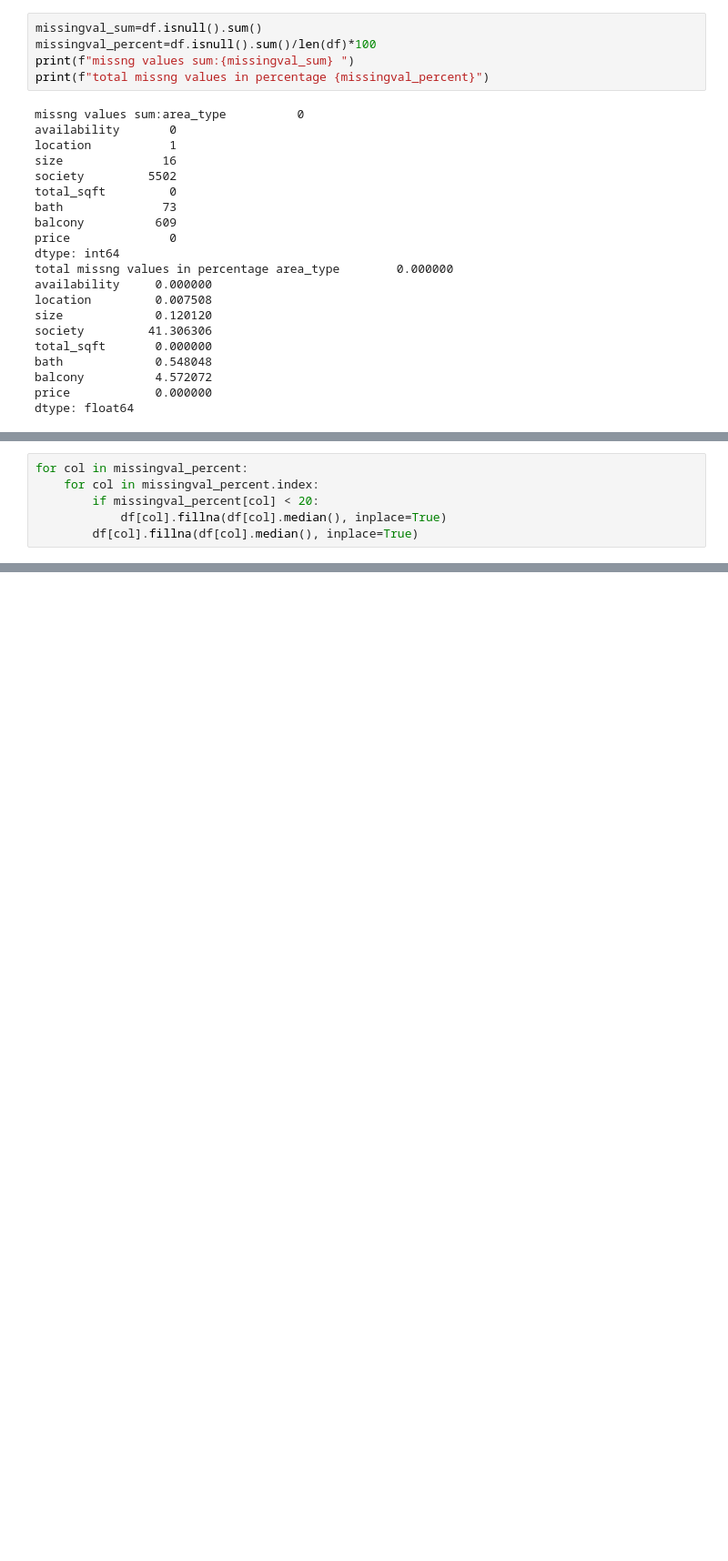
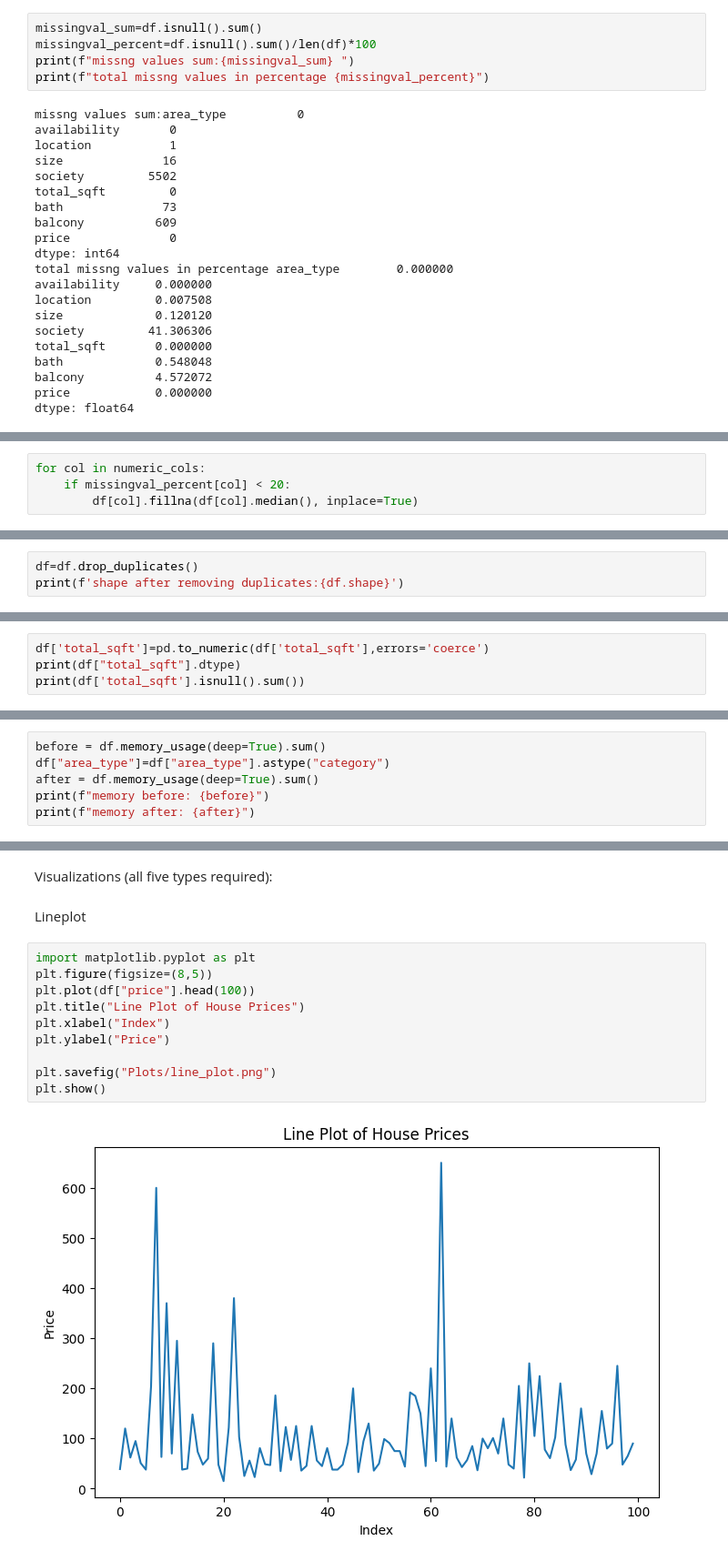
Before and after one commit to Navadeep-06/AI-ML-Capstone-project, a Jupyter notebook: Part-1/data_prep_eda.ipynb, the cells around one changed output, grey strips where cells are left out. Shown at 91% size. Cells and saved outputs as stored; diff of their text form; blank space fills up the shorter version.

```diff
--- a/Part-1/data_prep_eda.ipynb
+++ b/Part-1/data_prep_eda.ipynb
@@ -57,6 +81,4 @@ missing_df=pd.dataframe()
 # %%
-for col in missingval_percent:
-    for col in missingval_percent.index:
-        if missingval_percent[col] < 20:
-            df[col].fillna(df[col].median(), inplace=True)
+for col in numeric_cols:
+    if missingval_percent[col] < 20:
         df[col].fillna(df[col].median(), inplace=True)
@@ -64,0 +112,3 @@ KeyError: 0.0
+# %%
+df=df.drop_duplicates()
+print(f'shape after removing duplicates:{df.shape}')
@@ -64,0 +214,4 @@ KeyError: 0.0
+# %%
+df['total_sqft']=pd.to_numeric(df['total_sqft'],errors='coerce')
+print(df["total_sqft"].dtype)
+print(df['total_sqft'].isnull().sum())
@@ -64,0 +221,6 @@ KeyError: 0.0
+# %%
+before = df.memory_usage(deep=True).sum()
+df["area_type"]=df["area_type"].astype("category")
+after = df.memory_usage(deep=True).sum()
+print(f"memory before: {before}")
+print(f"memory after: {after}")
@@ -64,0 +297,16 @@ KeyError: 0.0
+# %% [markdown]
+Visualizations (all five types required):
+# %% [markdown]
+Lineplot
+# %%
+import matplotlib.pyplot as plt
+plt.figure(figsize=(8,5))
+plt.plot(df["price"].head(100))
+plt.title("Line Plot of House Prices")
+plt.xlabel("Index")
+plt.ylabel("Price")
+
+plt.savefig("Plots/line_plot.png")
+plt.show()
+# %% [output]
+[figure, added]
```
Also changed, not shown: parts of 45 cells of this notebook, 3 other files.
